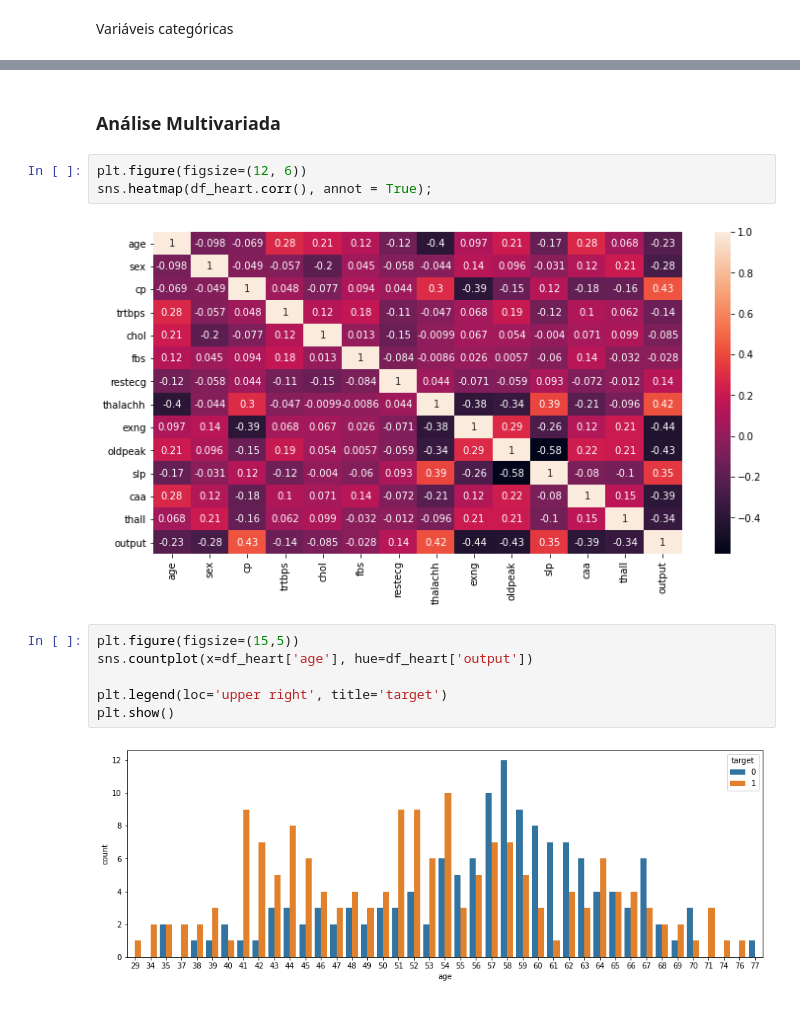
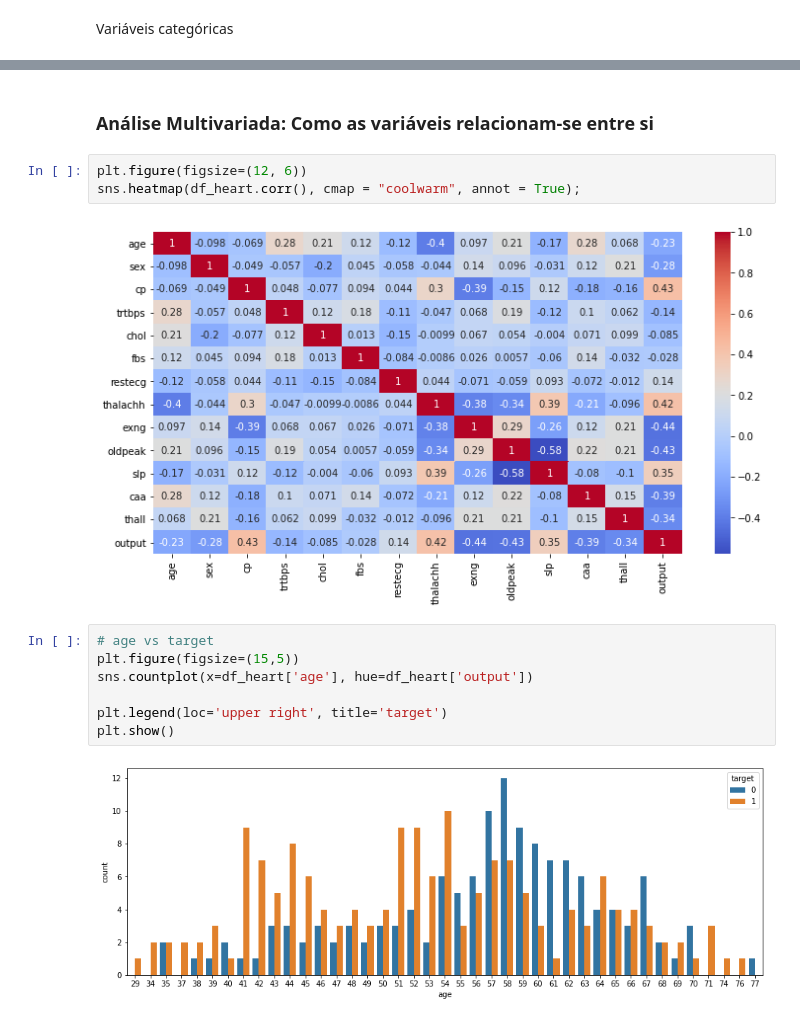
Before and after one commit to GabrielAsato/Curso_DS_Degree, a Jupyter notebook: Módulo 5 - Técnicas de Programação II/Aula 6 - Seaborn e EDA.ipynb, the cells around one changed output, grey strips where cells are left out. Drawn from its saved outputs; the diff is of its cells as text.

```diff
--- a/Módulo 5 - Técnicas de Programação II/Aula 6 - Seaborn e EDA.ipynb
+++ b/Módulo 5 - Técnicas de Programação II/Aula 6 - Seaborn e EDA.ipynb
@@ -165,13 +174,14 @@ fig.tight_layout(pad=3.0)
 # %% [output]
 [figure]
 # %% [markdown]
-### Análise Multivariada
+### Análise Multivariada: Como as variáveis relacionam-se entre si
 # %%
 plt.figure(figsize=(12, 6))
-sns.heatmap(df_heart.corr(), annot = True);
+sns.heatmap(df_heart.corr(), cmap = "coolwarm", annot = True);
 # %% [output]
-[figure, old version]
+[figure, new version]
 # %%
+# age vs target
 plt.figure(figsize=(15,5))
 sns.countplot(x=df_heart['age'], hue=df_heart['output'])
 
```
Also changed, not shown: parts of 13 cells of this notebook, 2 other files.
